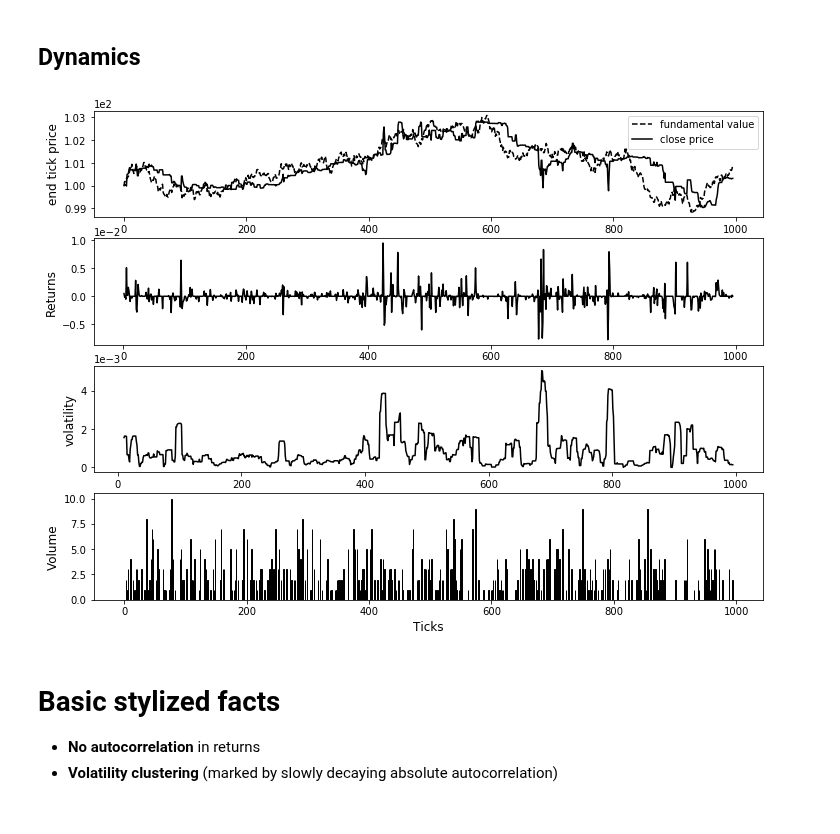
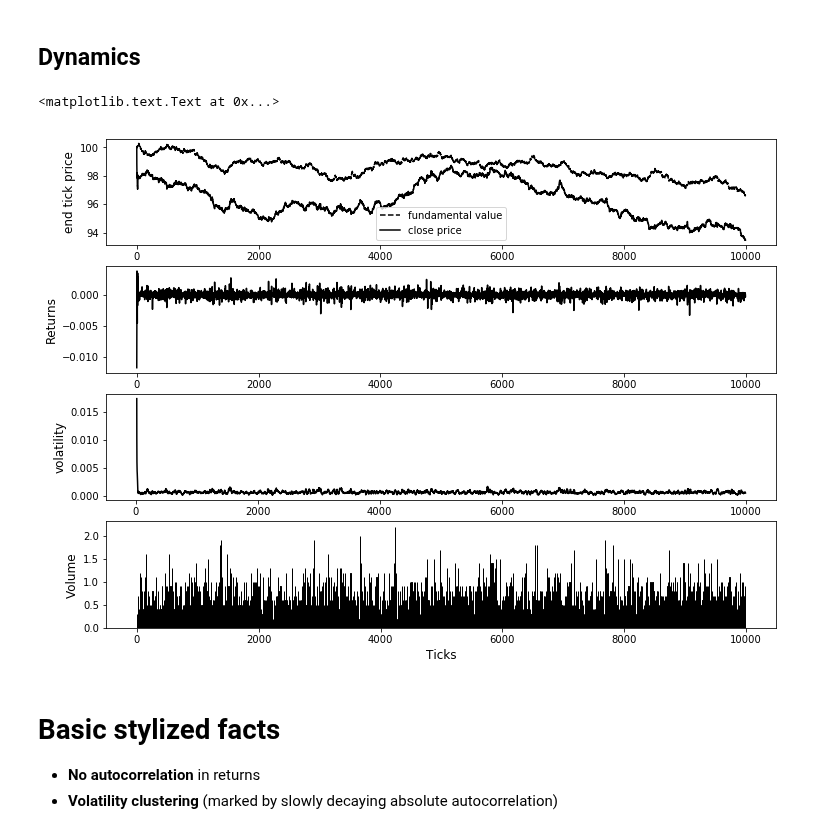
Before and after one commit to joerischasfoort/sim-fin-abm, a Jupyter notebook: decoupling-fundamentals.ipynb, the cells around one changed output. Saved outputs shown, nothing was run; the diff lists cells and outputs as text; code cells hidden in the pictures.

```diff
--- a/decoupling-fundamentals.ipynb
+++ b/decoupling-fundamentals.ipynb
@@ -33,28 +113,26 @@ A good understanding of the new dynamics under index capitalism is necessary. Af
 
 ## Parameters
 # %%
-NRUNS = 1
+NRUNS = 10
 parameters = {
     # global parameters
     "n_traders": 5000,
-    "ticks": 1000,
+    "ticks": 10000,
+    "trader_sample_size": 4,
     "fundamental_value": 100,
-    "std_fundamental": 0.1,
-    "std_noise": 0.01,
+    "std_fundamental": 0.08,
+    "std_noise": 0.05,
     "std_vol": 4,
-    "max_order_expiration_ticks": 30,
+    "max_order_expiration_ticks": 50,
     # trader parameters
-    "w_fundamentalists": 2.0,
-    "w_momentum": 1.0,
-    "w_random": 2.0,
-    "w_mean_reversion": 1.0,
-    "w_buy_hold": 0.0,
-    "spread_max": 0.004087, # from Riordann & Storkenmaier 2012
-    # initial values
-    "horizon_min": 1,
-    "horizon_max": 4,
-    "av_return_interval_max": 4,
-    "init_spread": (1, 1),
+    "w_fundamentalists": 0.0,
+    "w_momentum": 0.0,
+    "w_random": 10.0,
+    "w_mean_reversion": 80.0,
+    "w_buy_hold": 10.0,
+    "spread_max": 0.25,
+    "horizon_min": 2,
+    "horizon_max": 8,
 }
 # %% [markdown]
 ## Baseline Monte Carlo Simulations
@@ -106,25 +187,28 @@ mc_fundamentals = pd.DataFrame(fundamentals).transpose()
+# %%
+mc_prices, mc_returns, mc_autocorr_returns, mc_autocorr_abs_returns, mc_volatility, mc_volume, mc_fundamentals = organise_data(obs)
 # %%
 fig, (ax1, ax2, ax3, ax4) = plt.subplots(4, 1, figsize=(12,9))
 
 ax1.plot(mc_fundamentals.index, mc_fundamentals.mean(axis=1), 'k--', label='fundamental value')
 ax1.plot(mc_prices.index, mc_prices.mean(axis=1), 'k-', label='close price')
 ax1.set_ylabel('end tick price', fontsize='12')
 ax1.legend()
 
 ax2.plot(mc_returns.index, mc_returns.mean(axis=1), 'k-')
 ax2.set_ylabel('Returns', fontsize='12')
 
 ax3.plot(mc_volatility.index, mc_volatility.mean(axis=1), 'k-')
 ax3.set_ylabel('volatility', fontsize='12')
 
 ax4.bar(mc_volume.index, mc_volume.mean(axis=1), color='k', edgecolor='k')
 ax4.set_ylabel('Volume', fontsize='12')
 ax4.set_xlabel('Ticks', fontsize='12')
 
-for ax in [ax1, ax2, ax3, ax4]:
-    ax.ticklabel_format(axis='y', style='sci', scilimits=(-2,2))
+# for ax in [ax1, ax2, ax3, ax4]:
+#     ax.ticklabel_format(axis='y', style='sci', scilimits=(-2,2))
 # %% [output]
+<matplotlib.text.Text at 0x...>
-[figure, old version]
+[figure, new version]
 # %% [markdown]
 # Basic stylized facts
 
```
Also changed, not shown: parts of 12 cells of this notebook, 5 other files.
